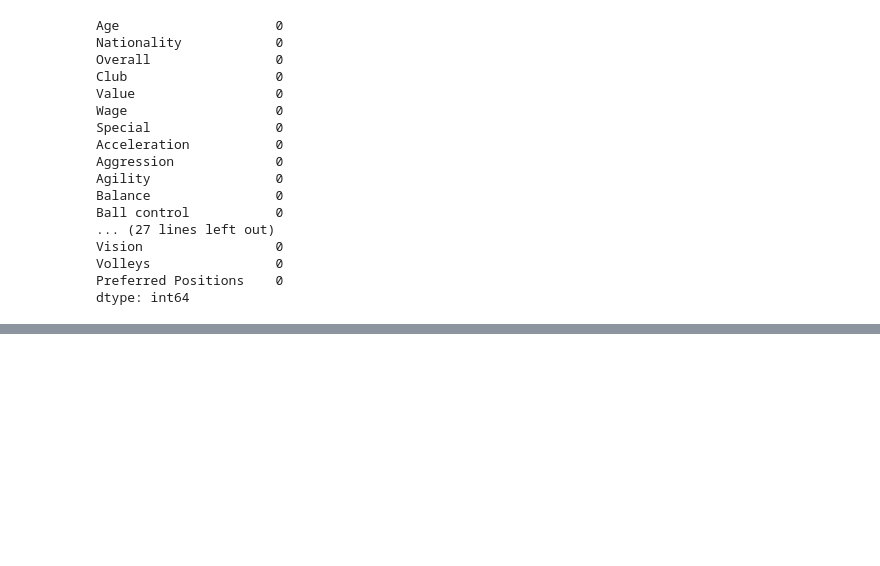
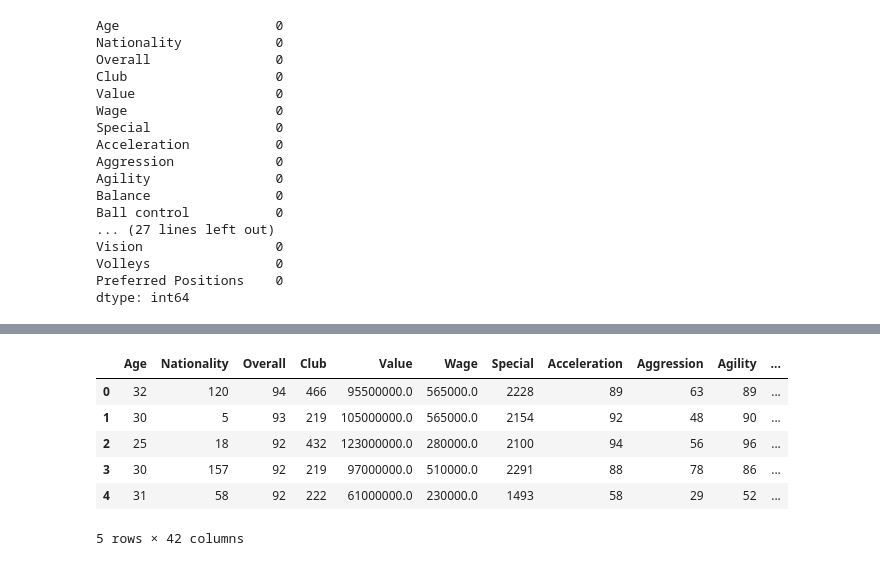
Before and after one commit to tamer017/football-players-ratings-and-salaries, a Jupyter notebook: football_players'_ratings_and_salaries.ipynb, the cells around one changed output, grey strips where cells are left out. Saved outputs shown, nothing was run; the diff lists cells and outputs as text; code cells hidden in the pictures; blank space fills up the shorter version.

```diff
--- a/football_players'_ratings_and_salaries.ipynb
+++ b/football_players'_ratings_and_salaries.ipynb
@@ -113,0 +143,10 @@ Name: 309, dtype: object
+# %%
+data.head()
+# %% [output]
+|  | Age | Nationality | Overall | Club | Value | Wage | Special | Acceleration | Aggression | Agility | ... |
+| 0 | 32 | 120 | 94 | 466 | 95500000.0 | 565000.0 | 2228 | 89 | 63 | 89 | ... |
+| 1 | 30 | 5 | 93 | 219 | 105000000.0 | 565000.0 | 2154 | 92 | 48 | 90 | ... |
+| 2 | 25 | 18 | 92 | 432 | 123000000.0 | 280000.0 | 2100 | 94 | 56 | 96 | ... |
+| 3 | 30 | 157 | 92 | 219 | 97000000.0 | 510000.0 | 2291 | 88 | 78 | 86 | ... |
+| 4 | 31 | 58 | 92 | 222 | 61000000.0 | 230000.0 | 1493 | 58 | 29 | 52 | ... |
+5 rows × 42 columns
```
Also changed, not shown: parts of 9 cells of this notebook.
